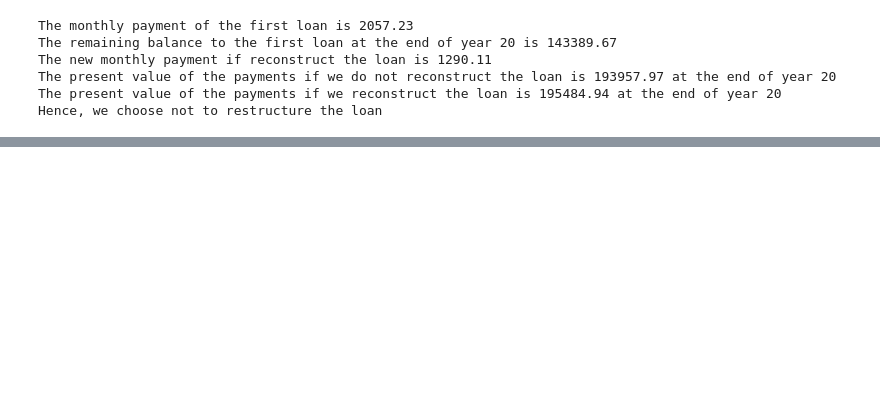
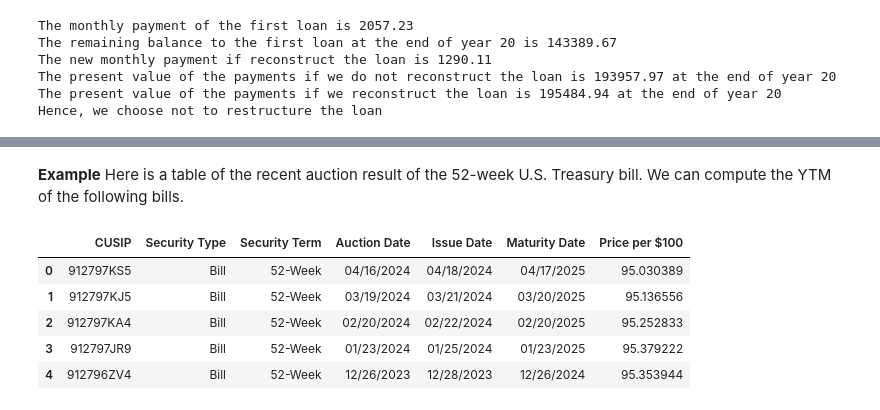
Before and after one commit to AvaM1/Math134_Notes, a Jupyter notebook: 134A Week 3.ipynb, the cells around one changed output, grey strips where cells are left out. Saved outputs shown, nothing was run; the diff lists cells and outputs as text; code cells hidden in the pictures; blank space fills up the shorter version.

```diff
--- a/134A Week 3.ipynb
+++ b/134A Week 3.ipynb
@@ -212,0 +249,13 @@ Hence, we choose not to restructure the loan
+# %% [markdown]
+**Example**
+Here is a table of the recent auction result of the 52-week U.S. Treasury bill. We can compute the YTM of the following bills.
+# %%
+data = pd.read_csv("./data/52_week_bill.csv")
+data.head(5)
+# %% [output]
+|  | CUSIP | Security Type | Security Term | Auction Date | Issue Date | Maturity Date | Price per $100 |
+| 0 | 912797KS5 | Bill | 52-Week | 04/16/2024 | 04/18/2024 | 04/17/2025 | 95.030389 |
+| 1 | 912797KJ5 | Bill | 52-Week | 03/19/2024 | 03/21/2024 | 03/20/2025 | 95.136556 |
+| 2 | 912797KA4 | Bill | 52-Week | 02/20/2024 | 02/22/2024 | 02/20/2025 | 95.252833 |
+| 3 | 912797JR9 | Bill | 52-Week | 01/23/2024 | 01/25/2024 | 01/23/2025 | 95.379222 |
+| 4 | 912796ZV4 | Bill | 52-Week | 12/26/2023 | 12/28/2023 | 12/26/2024 | 95.353944 |
```
Also changed, not shown: parts of 19 cells of this notebook, 2 other files.
